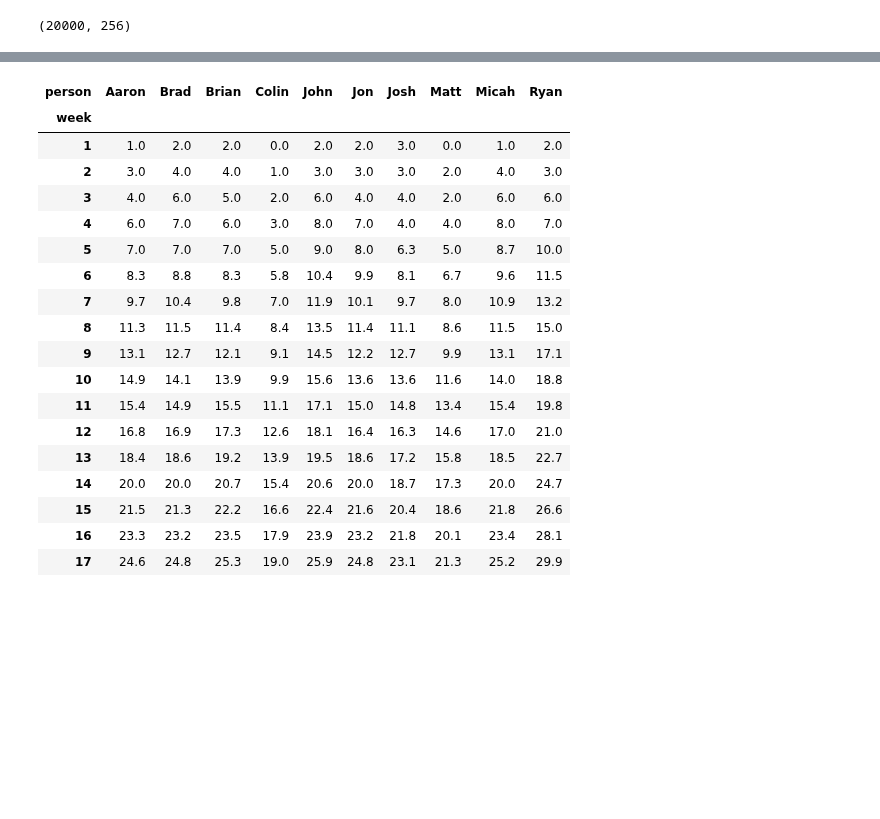
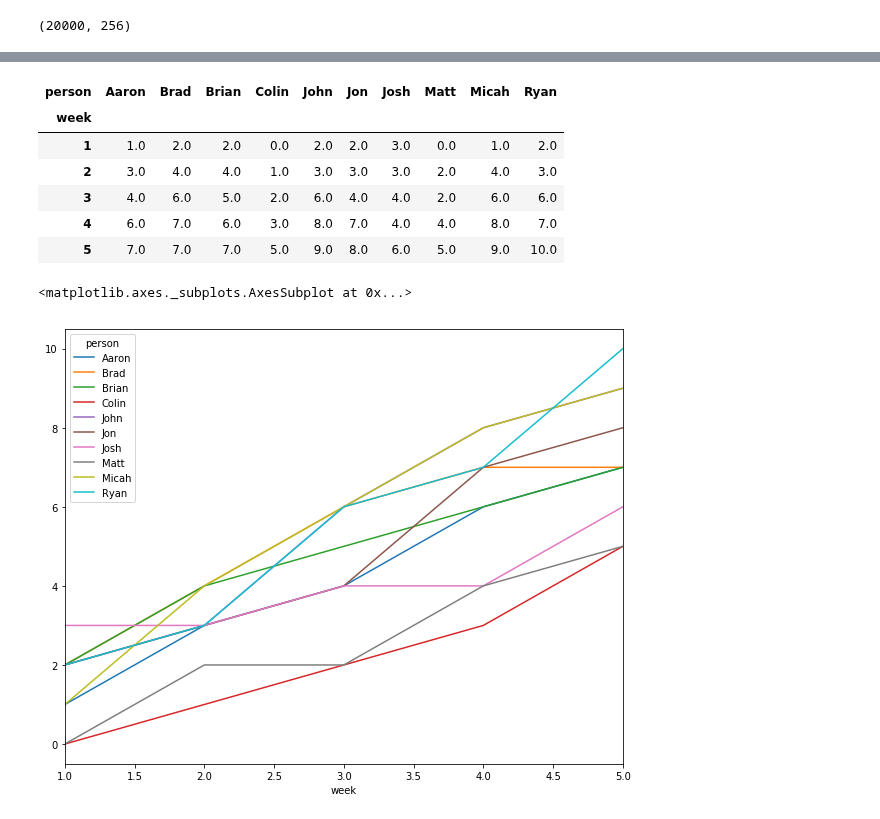
Before and after one commit to rytido/justfun, a Jupyter notebook: WinsPool.ipynb, the cells around one changed output, grey strips where cells are left out. Saved outputs shown, nothing was run; the diff lists cells and outputs as text; code cells hidden in the pictures; blank space fills up the shorter version.

```diff
--- a/WinsPool.ipynb
+++ b/WinsPool.ipynb
@@ -312,25 +312,18 @@ open("report.txt", "w").write(text)
 # %%
 # scores by week
-df_totals = df_union.groupby(['week', 'person']).sum().reset_index()
+df_totals = df_union[(df_union.prob==0) | (df_union.prob==1)].groupby(['week', 'person']).sum().reset_index()
 df_cumul = df_totals.pivot(index='week', columns='person', values='prob')[persons].cumsum()
 df_cumul.round(1)
 # %% [output]
 | person | Aaron | Brad | Brian | Colin | John | Jon | Josh | Matt | Micah | Ryan |
 | week |  |  |  |  |  |  |  |  |  |  |
 | 1 | 1.0 | 2.0 | 2.0 | 0.0 | 2.0 | 2.0 | 3.0 | 0.0 | 1.0 | 2.0 |
 | 2 | 3.0 | 4.0 | 4.0 | 1.0 | 3.0 | 3.0 | 3.0 | 2.0 | 4.0 | 3.0 |
 | 3 | 4.0 | 6.0 | 5.0 | 2.0 | 6.0 | 4.0 | 4.0 | 2.0 | 6.0 | 6.0 |
 | 4 | 6.0 | 7.0 | 6.0 | 3.0 | 8.0 | 7.0 | 4.0 | 4.0 | 8.0 | 7.0 |
-| 5 | 7.0 | 7.0 | 7.0 | 5.0 | 9.0 | 8.0 | 6.3 | 5.0 | 8.7 | 10.0 |
-| 6 | 8.3 | 8.8 | 8.3 | 5.8 | 10.4 | 9.9 | 8.1 | 6.7 | 9.6 | 11.5 |
-| 7 | 9.7 | 10.4 | 9.8 | 7.0 | 11.9 | 10.1 | 9.7 | 8.0 | 10.9 | 13.2 |
-| 8 | 11.3 | 11.5 | 11.4 | 8.4 | 13.5 | 11.4 | 11.1 | 8.6 | 11.5 | 15.0 |
-| 9 | 13.1 | 12.7 | 12.1 | 9.1 | 14.5 | 12.2 | 12.7 | 9.9 | 13.1 | 17.1 |
-| 10 | 14.9 | 14.1 | 13.9 | 9.9 | 15.6 | 13.6 | 13.6 | 11.6 | 14.0 | 18.8 |
-| 11 | 15.4 | 14.9 | 15.5 | 11.1 | 17.1 | 15.0 | 14.8 | 13.4 | 15.4 | 19.8 |
-| 12 | 16.8 | 16.9 | 17.3 | 12.6 | 18.1 | 16.4 | 16.3 | 14.6 | 17.0 | 21.0 |
-| 13 | 18.4 | 18.6 | 19.2 | 13.9 | 19.5 | 18.6 | 17.2 | 15.8 | 18.5 | 22.7 |
-| 14 | 20.0 | 20.0 | 20.7 | 15.4 | 20.6 | 20.0 | 18.7 | 17.3 | 20.0 | 24.7 |
-| 15 | 21.5 | 21.3 | 22.2 | 16.6 | 22.4 | 21.6 | 20.4 | 18.6 | 21.8 | 26.6 |
-| 16 | 23.3 | 23.2 | 23.5 | 17.9 | 23.9 | 23.2 | 21.8 | 20.1 | 23.4 | 28.1 |
-| 17 | 24.6 | 24.8 | 25.3 | 19.0 | 25.9 | 24.8 | 23.1 | 21.3 | 25.2 | 29.9 |
+| 5 | 7.0 | 7.0 | 7.0 | 5.0 | 9.0 | 8.0 | 6.0 | 5.0 | 9.0 | 10.0 |
+# %%
+df_cumul.plot(figsize=(10,8))
+# %% [output]
+<matplotlib.axes._subplots.AxesSubplot at 0x...>
+[figure, added]
```
Also changed, not shown: parts of 8 cells of this notebook, 4 other files.
